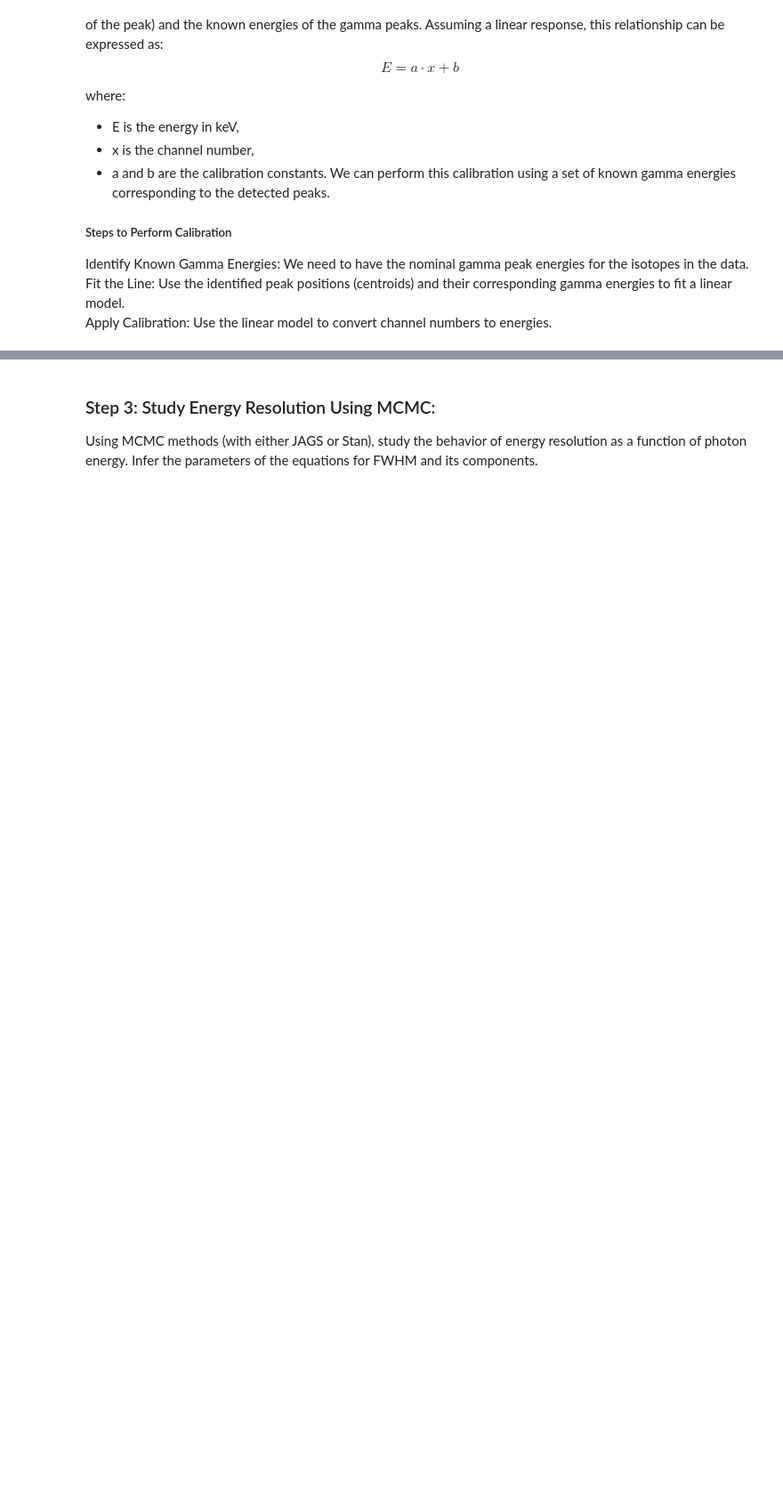
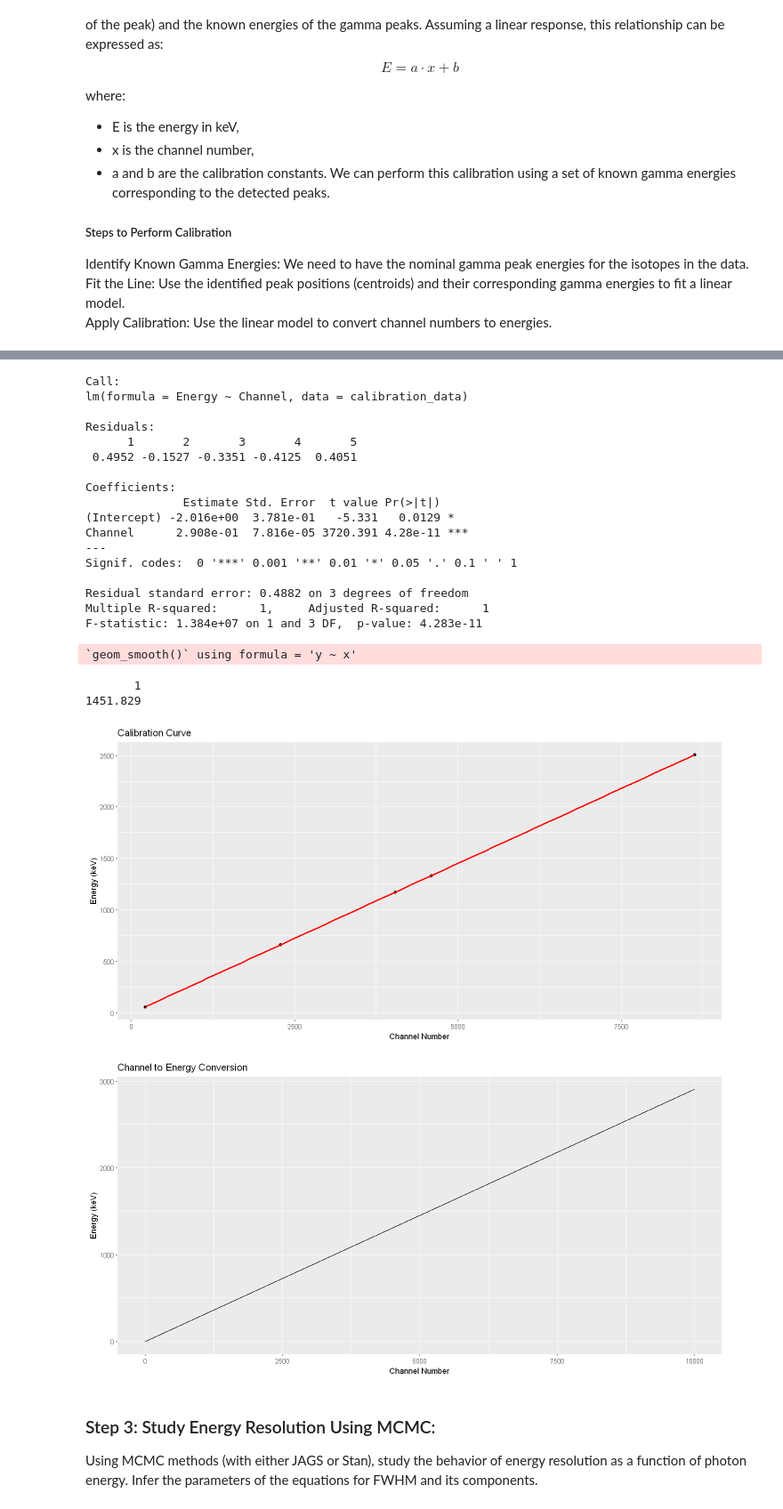
Before and after one commit to EugeniaBoccanera/R_project, a Jupyter notebook: Group_22.ipynb, the cells around one changed output, grey strips where cells are left out. Shown at 89% size. Drawn from its saved outputs; the diff is of its cells as text; code cells hidden in the pictures; blank space fills up the shorter version.

```diff
--- a/Group_22.ipynb
+++ b/Group_22.ipynb
@@ -567,3 +402,81 @@ grid.arrange(plot_co60, plot_cs137, plot_na22, plot_amcsco, plot_th, ncol = 1)
+# %%
+# Given gamma energies (in keV) corresponding to the detected peaks
+AmCsCo_energies <- c(59.5409, 661.657, 1173.228, 1332.492, 2505.69)
+Th_energies <- c(238.632, 300.089,510.74 , 583.187, 727.330,763.45, 785.37, 860.53,893.408,1078.63,1512.70, 1592.511, 1620.738, 2103.511, 2614.511)
+
+# Corresponding channel positions (excluding the first peak at channel 210)
+#AmCsCo_positions <- c(210, 2283, 4043, 4591, 8623) # Essere sicuri che il primo picco corrisponde a quella energia
+#LE POSIZIONI SI TROVANO IN:
+#peaks_co60
+#peaks_cs137
+#peaks_na22
+#peaks_AmCsCo
+#pekas_Th
+
+# Create a data frame with the positions and corresponding energies
+calibration_data <- data.frame(
+  Channel = peaks_AmCsCo,
+  Energy = AmCsCo_energies
+)
+
+# Fit the linear model
+calibration_model <- lm(Energy ~ Channel, data = calibration_data)
+summary(calibration_model)
+
+# Plot the calibration data and the fitted model
+ggplot(calibration_data, aes(x = Channel, y = Energy)) +
+  geom_point() +
+  geom_smooth(method = "lm", col = "red") +
+  ggtitle("Calibration Curve") +
+  xlab("Channel Number") +
+  ylab("Energy (keV)")
+
+# Define the function to convert channel to energy
+channel_to_energy <- function(channel, model) {
+  predict(model, newdata = data.frame(Channel = channel))
+}
+
+# Test the conversion for a sample channel number
+sample_channel <- 5000
+predicted_energy <- channel_to_energy(sample_channel, calibration_model)
+print(predicted_energy)
+
+# Apply calibration to a range of channels (example: 1 to 10000)
+channels <- 1:10000
+energies <- channel_to_energy(channels, calibration_model)
+
+# Create a data frame with channels and corresponding energies
+calibrated_data <- data.frame(Channel = channels, Energy = energies)
+
+# Plot the calibration result
+ggplot(calibrated_data, aes(x = Channel, y = Energy)) +
+  geom_line() +
+  ggtitle("Channel to Energy Conversion") +
+  xlab("Channel Number") +
+  ylab("Energy (keV)")
+# %% [output]
+Call:
+lm(formula = Energy ~ Channel, data = calibration_data)
+
+Residuals:
+      1       2       3       4       5
+ 0.4952 -0.1527 -0.3351 -0.4125  0.4051
+
+Coefficients:
+              Estimate Std. Error  t value Pr(>|t|)
+(Intercept) -2.016e+00  3.781e-01   -5.331   0.0129 *
+Channel      2.908e-01  7.816e-05 3720.391 4.28e-11 ***
+---
+Signif. codes:  0 '***' 0.001 '**' 0.01 '*' 0.05 '.' 0.1 ' ' 1
+
+Residual standard error: 0.4882 on 3 degrees of freedom
+Multiple R-squared:      1,     Adjusted R-squared:      1
+F-statistic: 1.384e+07 on 1 and 3 DF,  p-value: 4.283e-11
+`geom_smooth()` using formula = 'y ~ x'
+       1
+1451.829
+[figure, added]
+[figure, added]
 # %% [markdown]
 ### Step 3: Study Energy Resolution Using MCMC:
 Using MCMC methods (with either JAGS or Stan), study the behavior of energy resolution as a function of photon energy.
```
Also changed, not shown: parts of 27 cells of this notebook.
